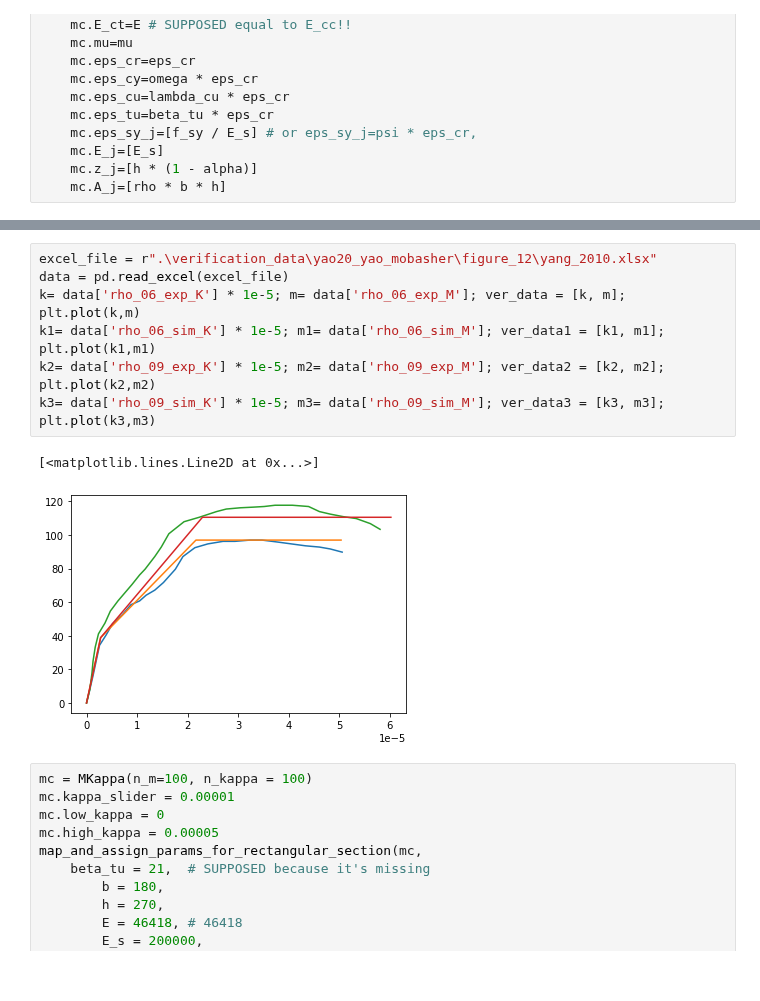
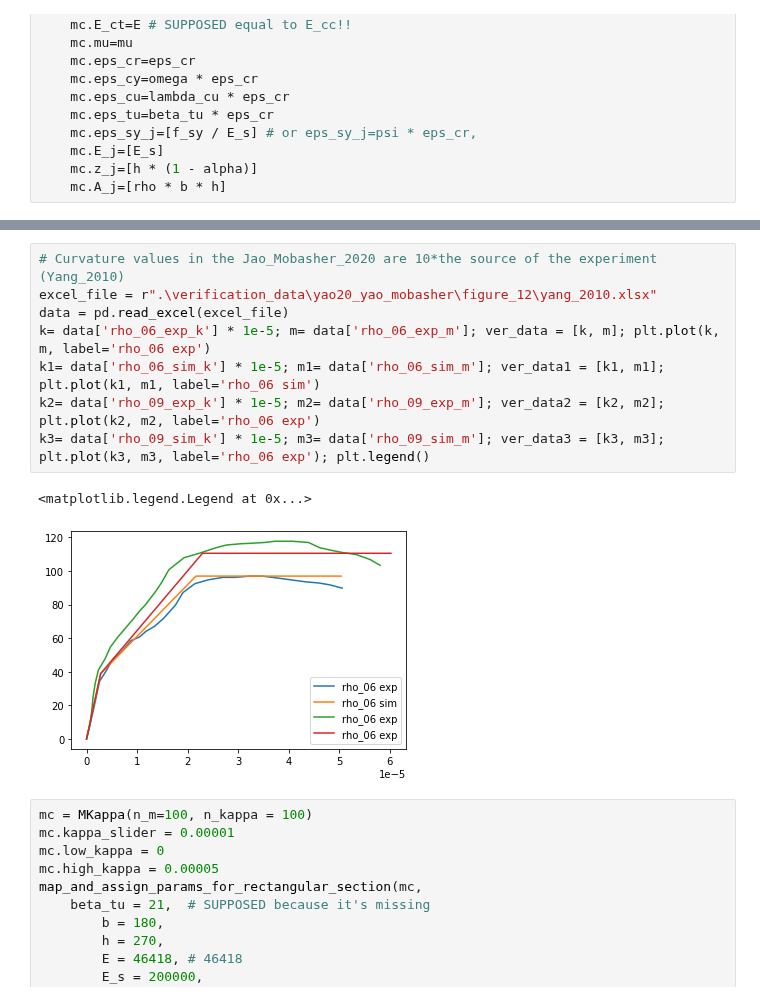
Before and after one commit to rosoba/bmcs_cross_section, a Jupyter notebook: bmcs_cross_section/mkappa/mkappa_verification.ipynb, the cells around one changed output, grey strips where cells are left out. Cells and saved outputs as stored; diff of their text form.

```diff
--- a/bmcs_cross_section/mkappa/mkappa_verification.ipynb
+++ b/bmcs_cross_section/mkappa/mkappa_verification.ipynb
@@ -104,13 +89,14 @@ def map_and_assign_params_for_rectangular_section(
 # %%
+# Curvature values in the Jao_Mobasher_2020 are 10*the source of the experiment (Yang_2010)
 excel_file = r".\verification_data\yao20_yao_mobasher\figure_12\yang_2010.xlsx"
 data = pd.read_excel(excel_file)
-k= data['rho_06_exp_K'] * 1e-5; m= data['rho_06_exp_M']; ver_data = [k, m]; plt.plot(k,m)
-k1= data['rho_06_sim_K'] * 1e-5; m1= data['rho_06_sim_M']; ver_data1 = [k1, m1]; plt.plot(k1,m1)
-k2= data['rho_09_exp_K'] * 1e-5; m2= data['rho_09_exp_M']; ver_data2 = [k2, m2]; plt.plot(k2,m2)
-k3= data['rho_09_sim_K'] * 1e-5; m3= data['rho_09_sim_M']; ver_data3 = [k3, m3]; plt.plot(k3,m3)
+k= data['rho_06_exp_k'] * 1e-5; m= data['rho_06_exp_m']; ver_data = [k, m]; plt.plot(k, m, label='rho_06 exp')
+k1= data['rho_06_sim_k'] * 1e-5; m1= data['rho_06_sim_m']; ver_data1 = [k1, m1]; plt.plot(k1, m1, label='rho_06 sim')
+k2= data['rho_09_exp_k'] * 1e-5; m2= data['rho_09_exp_m']; ver_data2 = [k2, m2]; plt.plot(k2, m2, label='rho_06 exp')
+k3= data['rho_09_sim_k'] * 1e-5; m3= data['rho_09_sim_m']; ver_data3 = [k3, m3]; plt.plot(k3, m3, label='rho_06 exp'); plt.legend()
 # %% [output]
-[<matplotlib.lines.Line2D at 0x...>]
+<matplotlib.legend.Legend at 0x...>
-[figure, old version]
+[figure, new version]
 # %%
 mc = MKappa(n_m=100, n_kappa = 100)
 mc.kappa_slider = 0.00001
```
Also changed, not shown: parts of 7 cells of this notebook, 4 other files.
